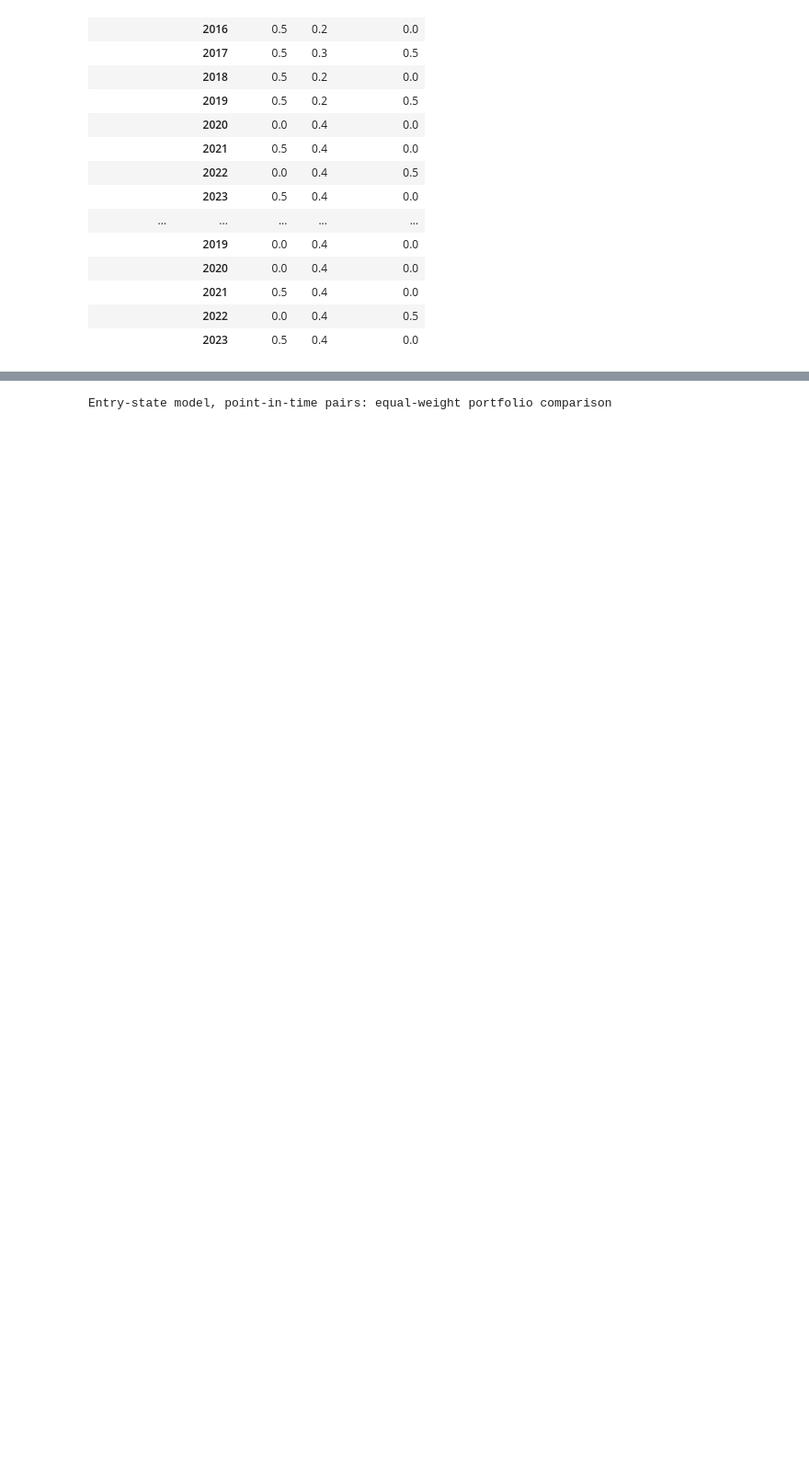
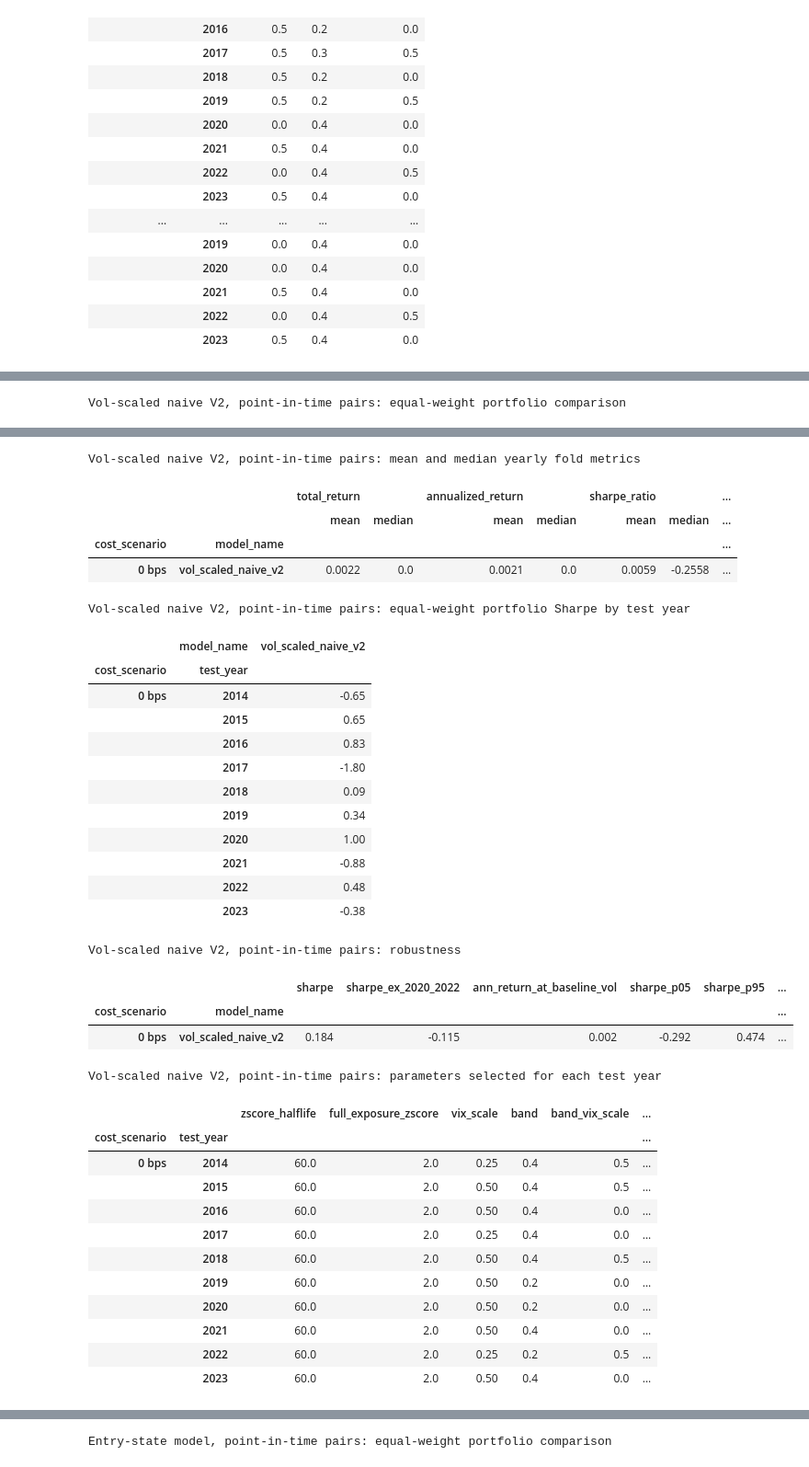
Before and after one commit to StormBringer06/AlphaFund, a Jupyter notebook: analyse.ipynb, the cells around one changed output, grey strips where cells are left out. Shown at 92% size. Drawn from its saved outputs; the diff is of its cells as text; code cells hidden in the pictures; blank space fills up the shorter version.

Commit message:
v2 and v3 of the vol scaled model

```diff
--- a/analyse.ipynb
+++ b/analyse.ipynb
@@ -59,10 +60,11 @@ def portfolio_row(model_daily):
     }
 
 
-def load_results(results_dir, run_hint):
+def load_results(results_dir, run_hint, scenarios=None):
     """Portfolio table, fold summaries, per-year portfolio Sharpe and extra CSVs."""
     portfolio_rows, fold_frames, yearly_frames, extras = [], [], [], {}
-    for scenario, suffix in SCENARIOS.items():
+    scenarios = SCENARIOS if scenarios is None else scenarios
+    for scenario, suffix in scenarios.items():
         daily_path = results_dir / f"daily_results_{suffix}.csv"
         summary_path = results_dir / f"summary_{suffix}.csv"
         for path in (daily_path, summary_path):
@@ -109,8 +111,8 @@ def load_results(results_dir, run_hint):
     return portfolio, folds, yearly, extras
 
 
-def show_results(title, results_dir, run_hint, by_pair=True):
-    portfolio, folds, yearly, extras = load_results(results_dir, run_hint)
+def show_results(title, results_dir, run_hint, by_pair=True, scenarios=None):
+    portfolio, folds, yearly, extras = load_results(results_dir, run_hint, scenarios=scenarios)
     print(f"{title}: equal-weight portfolio comparison")
     display(portfolio.round(4))
     print(f"\n{title}: mean and median yearly fold metrics")
@@ -668,0 +673,10 @@ Vol-scaled naive, point-in-time pairs: parameters selected for each test year
+# %%
+v2_results = show_results(
+    "Vol-scaled naive V2, point-in-time pairs",
+    Path("backtest_results") / "vol_scaled_naive_v2",
+    "python -m improved_models.vol_scaled_naive_model_v2 --transaction-cost-bps 0",
+    by_pair=False,
+    scenarios={"0 bps": "0bps"},
+)
+# %% [output]
+Vol-scaled naive V2, point-in-time pairs: equal-weight portfolio comparison
@@ -668,0 +686,35 @@ Vol-scaled naive, point-in-time pairs: parameters selected for each test year
+Vol-scaled naive V2, point-in-time pairs: mean and median yearly fold metrics
+|  |  | total_return |  | annualized_return |  | sharpe_ratio |  | ... |
+|  |  | mean | median | mean | median | mean | median | ... |
+| cost_scenario | model_name |  |  |  |  |  |  | ... |
+| 0 bps | vol_scaled_naive_v2 | 0.0022 | 0.0 | 0.0021 | 0.0 | 0.0059 | -0.2558 | ... |
+Vol-scaled naive V2, point-in-time pairs: equal-weight portfolio Sharpe by test year
+|  | model_name | vol_scaled_naive_v2 |
+| cost_scenario | test_year |  |
+| 0 bps | 2014 | -0.65 |
+|  | 2015 | 0.65 |
+|  | 2016 | 0.83 |
+|  | 2017 | -1.80 |
+|  | 2018 | 0.09 |
+|  | 2019 | 0.34 |
+|  | 2020 | 1.00 |
+|  | 2021 | -0.88 |
+|  | 2022 | 0.48 |
+|  | 2023 | -0.38 |
+Vol-scaled naive V2, point-in-time pairs: robustness
+|  |  | sharpe | sharpe_ex_2020_2022 | ann_return_at_baseline_vol | sharpe_p05 | sharpe_p95 | ... |
+| cost_scenario | model_name |  |  |  |  |  | ... |
+| 0 bps | vol_scaled_naive_v2 | 0.184 | -0.115 | 0.002 | -0.292 | 0.474 | ... |
+Vol-scaled naive V2, point-in-time pairs: parameters selected for each test year
+|  |  | zscore_halflife | full_exposure_zscore | vix_scale | band | band_vix_scale | ... |
+| cost_scenario | test_year |  |  |  |  |  | ... |
+| 0 bps | 2014 | 60.0 | 2.0 | 0.25 | 0.4 | 0.5 | ... |
+|  | 2015 | 60.0 | 2.0 | 0.50 | 0.4 | 0.5 | ... |
+|  | 2016 | 60.0 | 2.0 | 0.50 | 0.4 | 0.0 | ... |
+|  | 2017 | 60.0 | 2.0 | 0.25 | 0.4 | 0.0 | ... |
+|  | 2018 | 60.0 | 2.0 | 0.50 | 0.4 | 0.5 | ... |
+|  | 2019 | 60.0 | 2.0 | 0.50 | 0.2 | 0.0 | ... |
+|  | 2020 | 60.0 | 2.0 | 0.50 | 0.2 | 0.0 | ... |
+|  | 2021 | 60.0 | 2.0 | 0.50 | 0.4 | 0.0 | ... |
+|  | 2022 | 60.0 | 2.0 | 0.25 | 0.2 | 0.5 | ... |
+|  | 2023 | 60.0 | 2.0 | 0.50 | 0.4 | 0.0 | ... |
```
Also changed, not shown: parts of 4 cells of this notebook, 55 other files.
